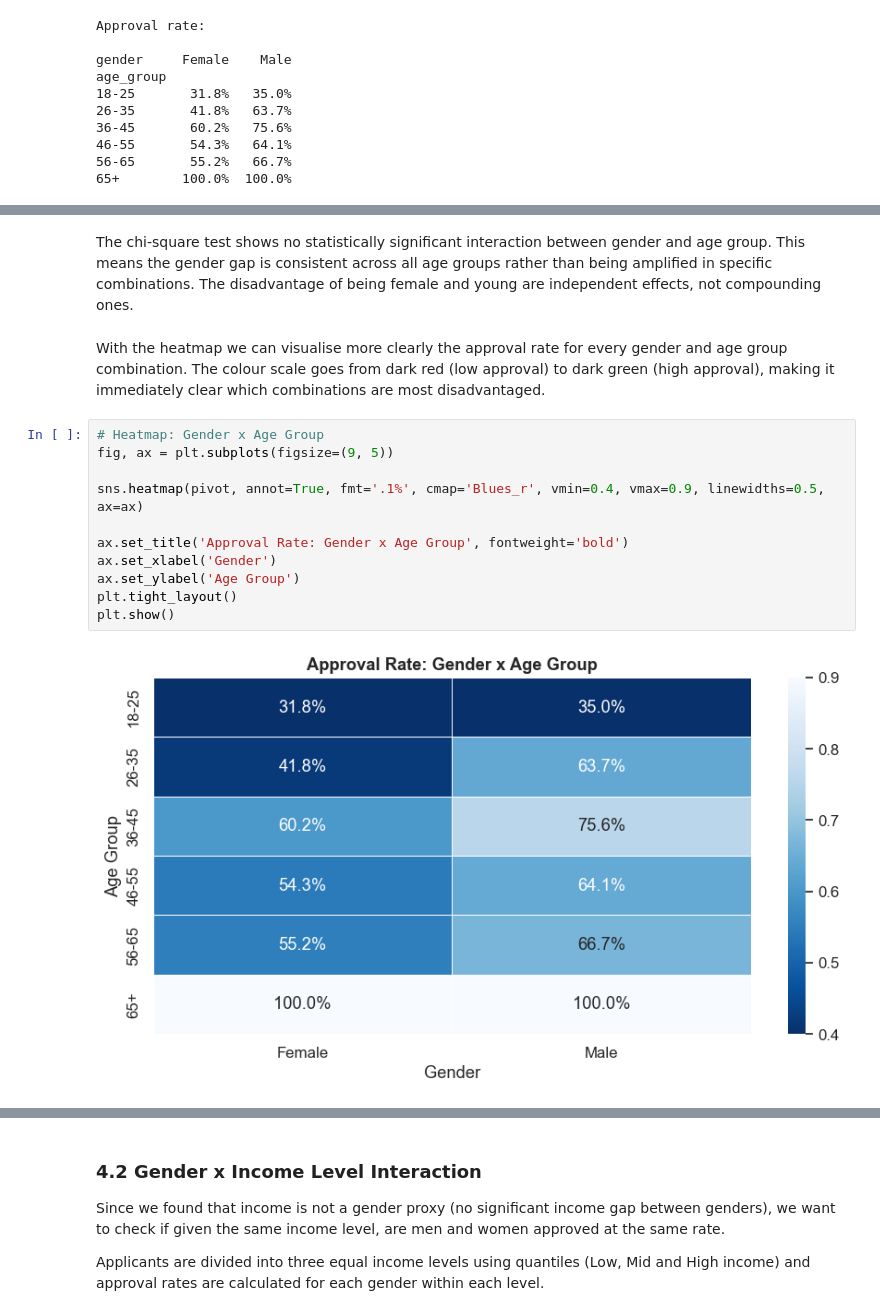
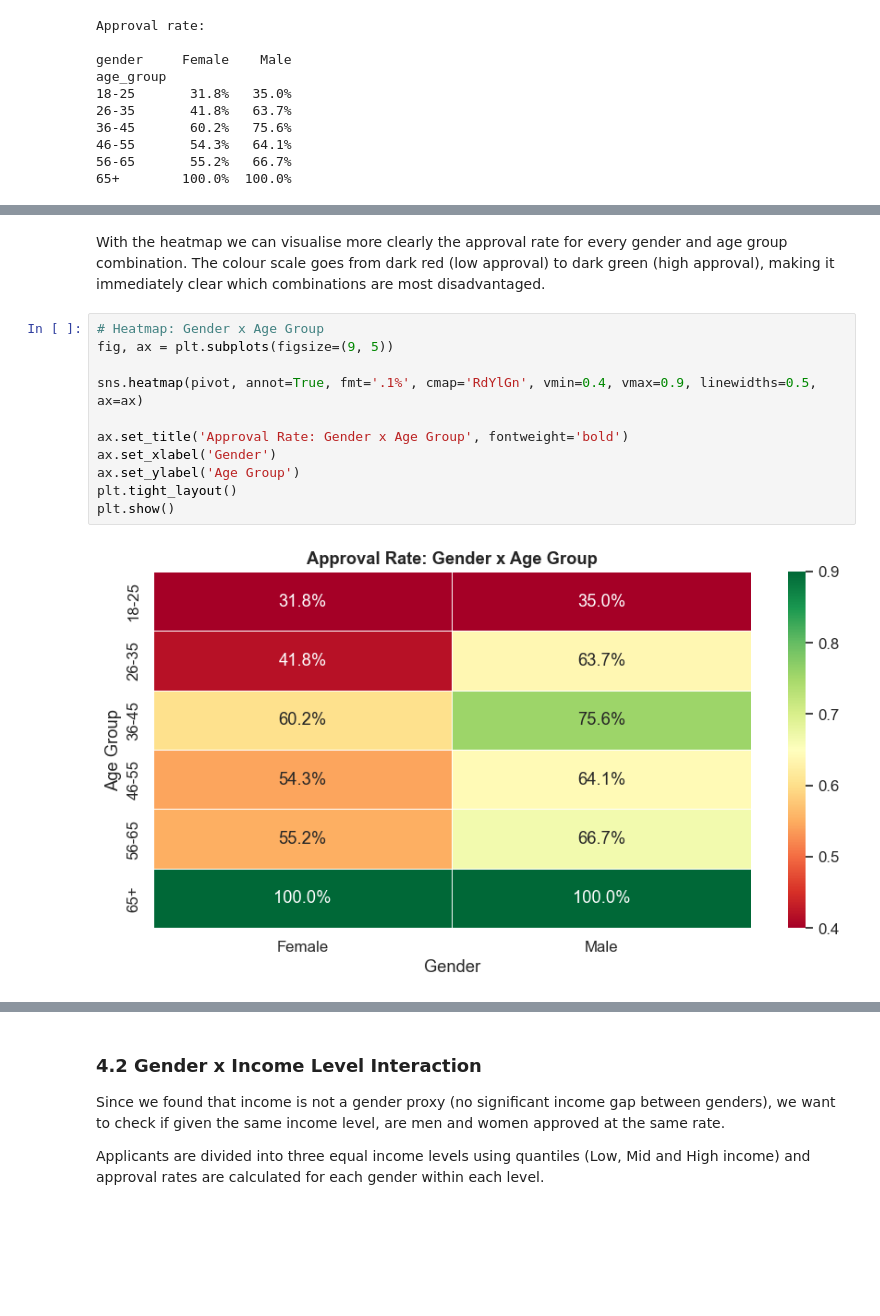
Before and after one commit to selin71414/dego-project-team9, a Jupyter notebook: notebooks/02-bias-analysis.ipynb, the cells around one changed output, grey strips where cells are left out. Cells and saved outputs as stored; diff of their text form; blank space fills up the shorter version.

```diff
--- a/notebooks/02-bias-analysis.ipynb
+++ b/notebooks/02-bias-analysis.ipynb
@@ -561,17 +527,15 @@ Result: No significant interaction (p>0.05)
-# %% [markdown]
-The chi-square test shows no statistically significant interaction between gender and age group. This means the gender gap is consistent across all age groups rather than being amplified in specific combinations. The disadvantage of being female and young are independent effects, not compounding ones.
 # %% [markdown]
 With the heatmap we can visualise more clearly the approval rate for every gender and age group combination. The colour scale goes from dark red (low approval) to dark green (high approval), making it immediately clear which combinations are most disadvantaged.
 # %%
 # Heatmap: Gender x Age Group
 fig, ax = plt.subplots(figsize=(9, 5))
 
-sns.heatmap(pivot, annot=True, fmt='.1%', cmap='Blues_r', vmin=0.4, vmax=0.9, linewidths=0.5, ax=ax)
+sns.heatmap(pivot, annot=True, fmt='.1%', cmap='RdYlGn', vmin=0.4, vmax=0.9, linewidths=0.5, ax=ax)
 
 ax.set_title('Approval Rate: Gender x Age Group', fontweight='bold')
 ax.set_xlabel('Gender')
 ax.set_ylabel('Age Group')
 plt.tight_layout()
 plt.show()
 # %% [output]
-[figure, old version]
+[figure, new version]
```
Also changed, not shown: parts of 15 cells of this notebook, 1 other file.
